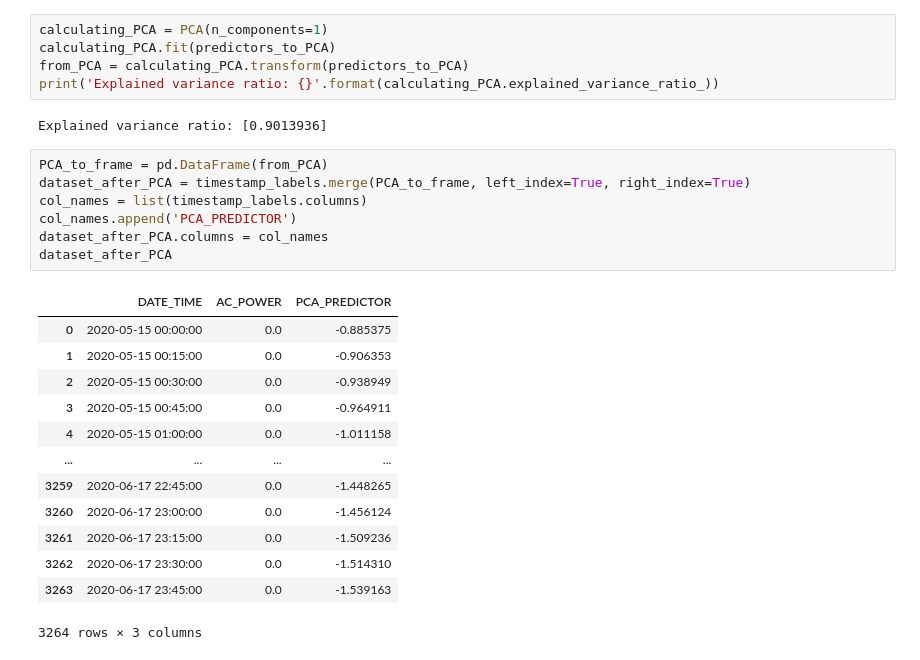
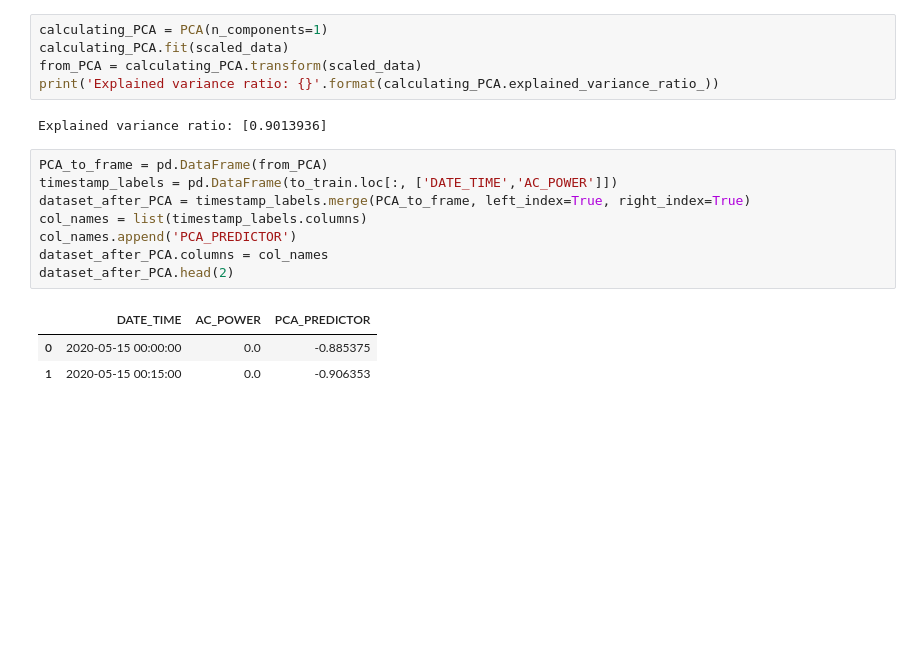
Before and after one commit to karolinaprzewoznik/Energy_EDA, a Jupyter notebook: SOLAR_POWER_PROJECT.ipynb, the cells around one changed output. Cells and saved outputs as stored; diff of their text form; blank space fills up the shorter version.

```diff
--- a/SOLAR_POWER_PROJECT.ipynb
+++ b/SOLAR_POWER_PROJECT.ipynb
@@ -184,29 +216,20 @@ timestamp_labels = pd.DataFrame(to_train.loc[:, ['DATE_TIME','AC_POWER']])
 # %%
 calculating_PCA = PCA(n_components=1)
-calculating_PCA.fit(predictors_to_PCA)
-from_PCA = calculating_PCA.transform(predictors_to_PCA)
+calculating_PCA.fit(scaled_data)
+from_PCA = calculating_PCA.transform(scaled_data)
 print('Explained variance ratio: {}'.format(calculating_PCA.explained_variance_ratio_))
 # %% [output]
 Explained variance ratio: [0.9013936]
 # %%
 PCA_to_frame = pd.DataFrame(from_PCA)
+timestamp_labels = pd.DataFrame(to_train.loc[:, ['DATE_TIME','AC_POWER']])
 dataset_after_PCA = timestamp_labels.merge(PCA_to_frame, left_index=True, right_index=True)
 col_names = list(timestamp_labels.columns)
 col_names.append('PCA_PREDICTOR')
 dataset_after_PCA.columns = col_names
-dataset_after_PCA
+dataset_after_PCA.head(2)
 # %% [output]
 |  | DATE_TIME | AC_POWER | PCA_PREDICTOR |
 | 0 | 2020-05-15 00:00:00 | 0.0 | -0.885375 |
 | 1 | 2020-05-15 00:15:00 | 0.0 | -0.906353 |
-| 2 | 2020-05-15 00:30:00 | 0.0 | -0.938949 |
-| 3 | 2020-05-15 00:45:00 | 0.0 | -0.964911 |
-| 4 | 2020-05-15 01:00:00 | 0.0 | -1.011158 |
-| ... | ... | ... | ... |
-| 3259 | 2020-06-17 22:45:00 | 0.0 | -1.448265 |
-| 3260 | 2020-06-17 23:00:00 | 0.0 | -1.456124 |
-| 3261 | 2020-06-17 23:15:00 | 0.0 | -1.509236 |
-| 3262 | 2020-06-17 23:30:00 | 0.0 | -1.514310 |
-| 3263 | 2020-06-17 23:45:00 | 0.0 | -1.539163 |
-3264 rows × 3 columns
 # %%
```
Also changed, not shown: parts of 26 cells of this notebook.
